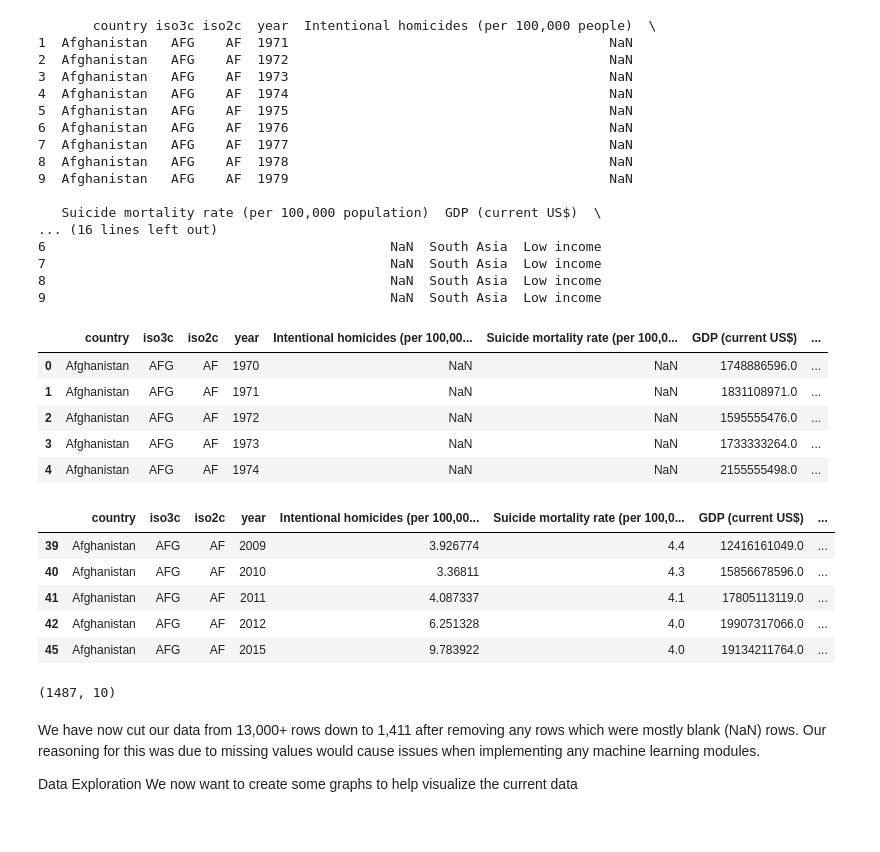
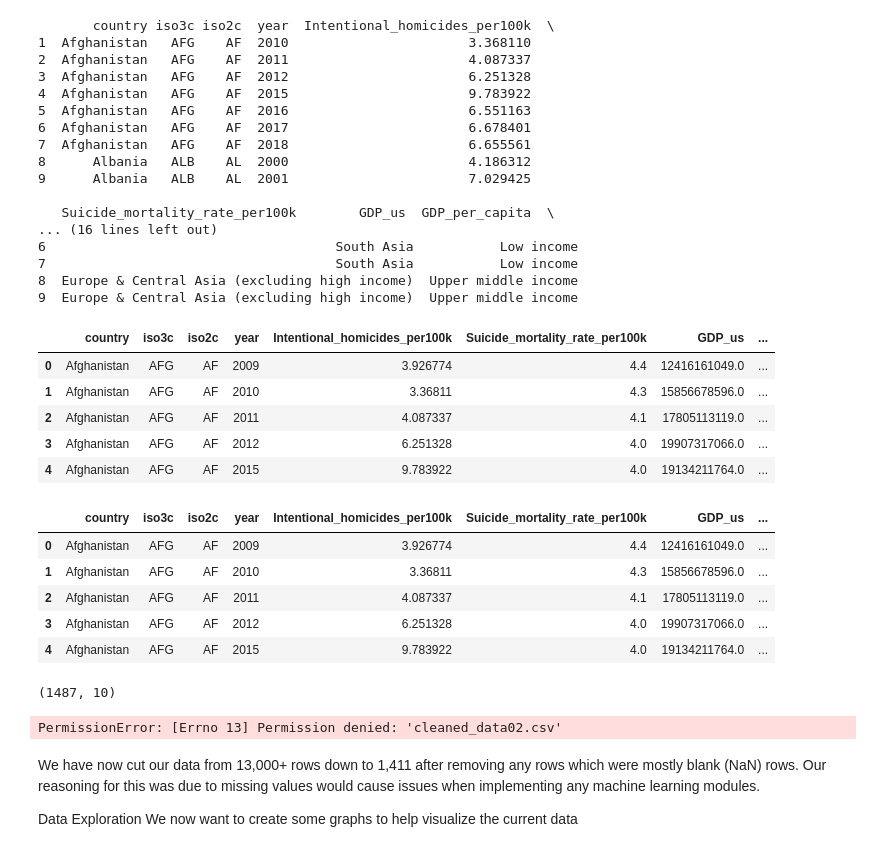
Before and after one commit to MohammedAlghazi17/Data-Mining-, a Jupyter notebook: BSHC4_Group_Project.ipynb, the cells around one changed output. Cells and saved outputs as stored; diff of their text form; code cells hidden in the pictures.

```diff
--- a/BSHC4_Group_Project.ipynb
+++ b/BSHC4_Group_Project.ipynb
@@ -21,51 +21,51 @@ rcParams['figure.figsize']=20,10
 # %%
 
 # reading from csv data file as pandas data frame
-df = pd.read_csv(r'suicide-homicide-gdp.csv')
+df = pd.read_csv(r'cleaned_data02.csv')
 
 # checking the data (rows 1-10)
 print(df[1:10])
 # %% [output]
-       country iso3c iso2c  year  Intentional homicides (per 100,000 people)  \
-1  Afghanistan   AFG    AF  1971                                         NaN
-2  Afghanistan   AFG    AF  1972                                         NaN
-3  Afghanistan   AFG    AF  1973                                         NaN
-4  Afghanistan   AFG    AF  1974                                         NaN
-5  Afghanistan   AFG    AF  1975                                         NaN
-6  Afghanistan   AFG    AF  1976                                         NaN
-7  Afghanistan   AFG    AF  1977                                         NaN
-8  Afghanistan   AFG    AF  1978                                         NaN
-9  Afghanistan   AFG    AF  1979                                         NaN
+       country iso3c iso2c  year  Intentional_homicides_per100k  \
+1  Afghanistan   AFG    AF  2010                       3.368110
+2  Afghanistan   AFG    AF  2011                       4.087337
+3  Afghanistan   AFG    AF  2012                       6.251328
+4  Afghanistan   AFG    AF  2015                       9.783922
+5  Afghanistan   AFG    AF  2016                       6.551163
+6  Afghanistan   AFG    AF  2017                       6.678401
+7  Afghanistan   AFG    AF  2018                       6.655561
+8      Albania   ALB    AL  2000                       4.186312
+9      Albania   ALB    AL  2001                       7.029425
 
-   Suicide mortality rate (per 100,000 population)  GDP (current US$)  \
+   Suicide_mortality_rate_per100k        GDP_us  GDP_per_capita  \
 ... (16 lines left out)
-6                                            NaN  South Asia  Low income
-7                                            NaN  South Asia  Low income
-8                                            NaN  South Asia  Low income
-9                                            NaN  South Asia  Low income
+6                                     South Asia           Low income
+7                                     South Asia           Low income
+8  Europe & Central Asia (excluding high income)  Upper middle income
+9  Europe & Central Asia (excluding high income)  Upper middle income
 # %%
 # creating a data frame from raw data with headings
-data_frame = pd.DataFrame(np.array(df), columns = ['country', 'iso3c', 'iso2c', 'year', 'Intentional homicides (per 100,000 people)', 'Suicide mortality rate (per 100,000 population)', 'GDP (current US$)', 'GDP per capita, PPP (current international $)', 'adminregion', 'incomeLevel'])
+data_frame = pd.DataFrame(np.array(df), columns = ['country', 'iso3c', 'iso2c', 'year', 'Intentional_homicides_per100k', 'Suicide_mortality_rate_per100k', 'GDP_us', 'GDP_per_capita', 'adminregion', 'incomeLevel'])
 data_frame.head()
 # %% [output]
-|  | country | iso3c | iso2c | year | Intentional homicides (per 100,00... | Suicide mortality rate (per 100,0... | GDP (current US$) | ... |
-| 0 | Afghanistan | AFG | AF | 1970 | NaN | NaN | 1748886596.0 | ... |
-| 1 | Afghanistan | AFG | AF | 1971 | NaN | NaN | 1831108971.0 | ... |
-| 2 | Afghanistan | AFG | AF | 1972 | NaN | NaN | 1595555476.0 | ... |
-| 3 | Afghanistan | AFG | AF | 1973 | NaN | NaN | 1733333264.0 | ... |
-| 4 | Afghanistan | AFG | AF | 1974 | NaN | NaN | 2155555498.0 | ... |
+|  | country | iso3c | iso2c | year | Intentional_homicides_per100k | Suicide_mortality_rate_per100k | GDP_us | ... |
+| 0 | Afghanistan | AFG | AF | 2009 | 3.926774 | 4.4 | 12416161049.0 | ... |
+| 1 | Afghanistan | AFG | AF | 2010 | 3.36811 | 4.3 | 15856678596.0 | ... |
+| 2 | Afghanistan | AFG | AF | 2011 | 4.087337 | 4.1 | 17805113119.0 | ... |
+| 3 | Afghanistan | AFG | AF | 2012 | 6.251328 | 4.0 | 19907317066.0 | ... |
+| 4 | Afghanistan | AFG | AF | 2015 | 9.783922 | 4.0 | 19134211764.0 | ... |
 # %%
 # removing blank rows from data frame, setting threshold of 1 - anything with 1 NaN will be removed
 newdf = data_frame = data_frame.dropna(thresh=10)
 
 newdf.head()
 # %% [output]
-|  | country | iso3c | iso2c | year | Intentional homicides (per 100,00... | Suicide mortality rate (per 100,0... | GDP (current US$) | ... |
-| 39 | Afghanistan | AFG | AF | 2009 | 3.926774 | 4.4 | 12416161049.0 | ... |
-| 40 | Afghanistan | AFG | AF | 2010 | 3.36811 | 4.3 | 15856678596.0 | ... |
-| 41 | Afghanistan | AFG | AF | 2011 | 4.087337 | 4.1 | 17805113119.0 | ... |
-| 42 | Afghanistan | AFG | AF | 2012 | 6.251328 | 4.0 | 19907317066.0 | ... |
-| 45 | Afghanistan | AFG | AF | 2015 | 9.783922 | 4.0 | 19134211764.0 | ... |
+|  | country | iso3c | iso2c | year | Intentional_homicides_per100k | Suicide_mortality_rate_per100k | GDP_us | ... |
+| 0 | Afghanistan | AFG | AF | 2009 | 3.926774 | 4.4 | 12416161049.0 | ... |
+| 1 | Afghanistan | AFG | AF | 2010 | 3.36811 | 4.3 | 15856678596.0 | ... |
+| 2 | Afghanistan | AFG | AF | 2011 | 4.087337 | 4.1 | 17805113119.0 | ... |
+| 3 | Afghanistan | AFG | AF | 2012 | 6.251328 | 4.0 | 19907317066.0 | ... |
+| 4 | Afghanistan | AFG | AF | 2015 | 9.783922 | 4.0 | 19134211764.0 | ... |
 # %%
 # checking the size of the data set
 newdf.shape
@@ -73,7 +73,9 @@ newdf.shape
 (1487, 10)
 # %%
 # saving to new csv
-newdf.to_csv('cleaned_data02.csv')
+#newdf.to_csv('cleaned_data02.csv')
+# %% [output]
+PermissionError: [Errno 13] Permission denied: 'cleaned_data02.csv'
 # %% [markdown]
  We have now cut our data from 13,000+ rows down to 1,411 after removing any rows which were mostly blank (NaN) rows. Our reasoning for this was due to missing values would cause issues when implementing any machine learning modules.
 
```
Also changed, not shown: parts of 15 cells of this notebook, 1 other file.
